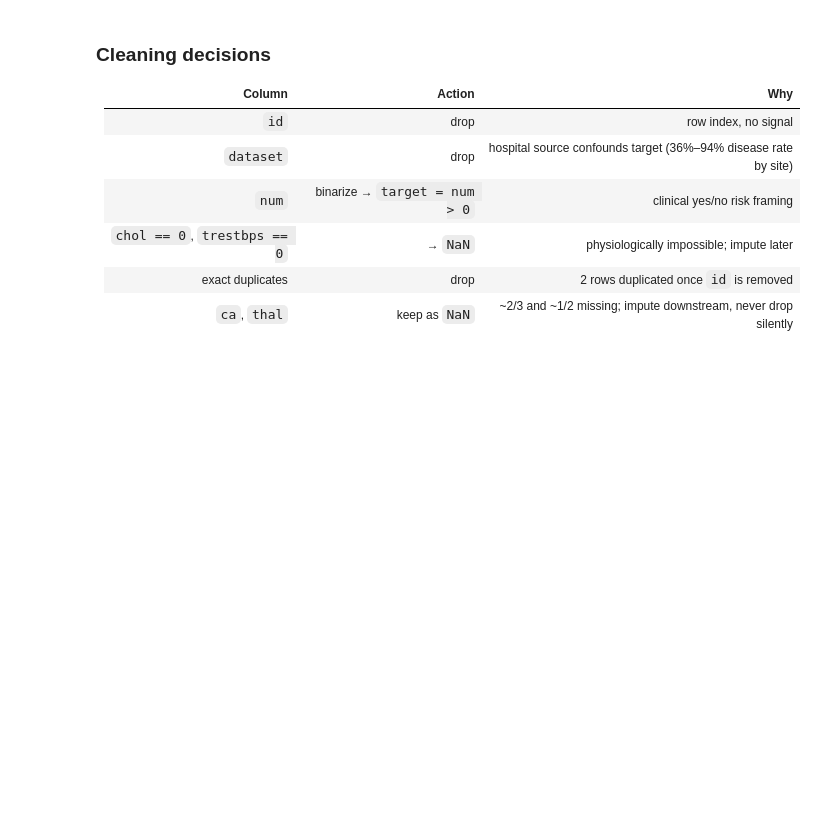
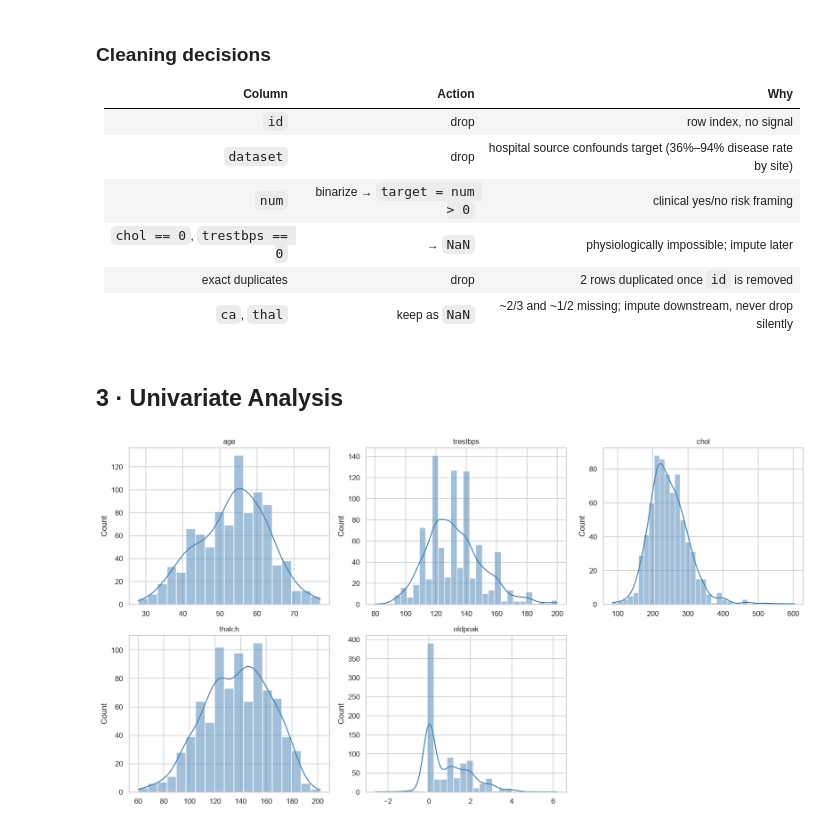
Before and after one commit to Moudjib16/Heart-Disease-Prediction, a Jupyter notebook: notebooks/01_eda.ipynb, the cells around one changed output. Cells and saved outputs as stored; diff of their text form; code cells hidden in the pictures; blank space fills up the shorter version.

Commit message:
analysis: EDA notebook - univariate analysis

```diff
--- a/notebooks/01_eda.ipynb
+++ b/notebooks/01_eda.ipynb
@@ -258,3 +258,17 @@ dropped rows           : 2
 | `chol == 0`, `trestbps == 0` | → `NaN` | physiologically impossible; impute later |
 | exact duplicates | drop | 2 rows duplicated once `id` is removed |
 | `ca`, `thal` | keep as `NaN` | ~2/3 and ~1/2 missing; impute downstream, never drop silently |
+# %% [markdown]
+## 3 · Univariate Analysis
+# %%
+num_cols = ["age", "trestbps", "chol", "thalch", "oldpeak"]
+fig, axes = plt.subplots(2, 3, figsize=(15, 8))
+for ax, col in zip(axes.ravel(), num_cols):
+    sns.histplot(df[col], kde=True, ax=ax, color="steelblue")
+    ax.set_title(col)
+    ax.set_xlabel("")
+for ax in axes.ravel()[len(num_cols):]:
+    ax.axis("off")
+save_fig("univariate_numeric")
+# %% [output]
+[figure, added]
```
Also changed, not shown: parts of 3 cells of this notebook.
